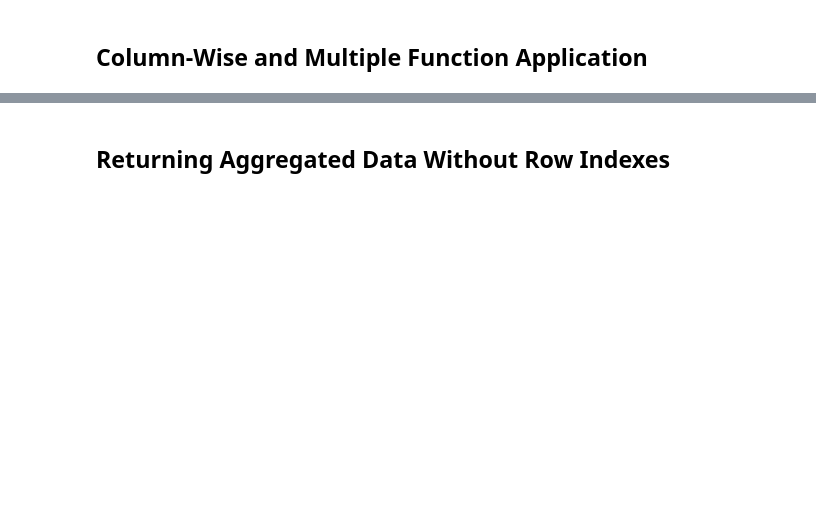
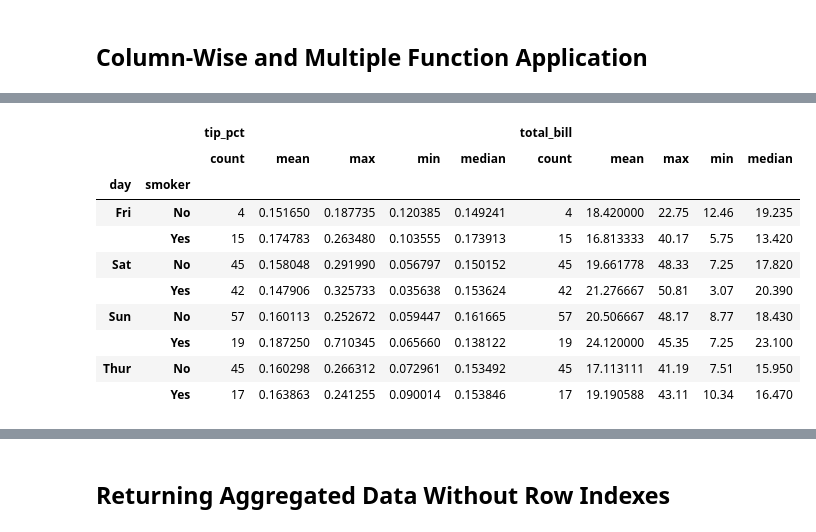
Before and after one commit to Kamarul891212/STQD6014_Data_Science_P132829, a Jupyter notebook: P132829_Week12_DataAggregation_20231227_WC.ipynb, the cells around one changed output, grey strips where cells are left out. Saved outputs shown, nothing was run; the diff lists cells and outputs as text; code cells hidden in the pictures; blank space fills up the shorter version.

```diff
--- a/P132829_Week12_DataAggregation_20231227_WC.ipynb
+++ b/P132829_Week12_DataAggregation_20231227_WC.ipynb
@@ -183,6 +448,7 @@ grouped.describe?
 # %%
 # Group the tips by day and smoker
-# Create an intermeduate object
+# Create an intermediate object
+grouped = tips.groupby(['day', 'smoker'])
 # %%
 # Get descriptive statistics -> mean on 'tip_pct'
 # Using agg() function
@@ -193,4 +497,19 @@ grouped.describe?
 # %%
 # Specify a list of functions to apply
+funcs = ['count', 'mean', 'max', 'min', 'median']
+res = grouped[['tip_pct', 'total_bill']].agg(funcs)
+res
+# %% [output]
+|  |  | tip_pct |  |  |  |  | total_bill |  |  |  |  |
+|  |  | count | mean | max | min | median | count | mean | max | min | median |
+| day | smoker |  |  |  |  |  |  |  |  |  |  |
+| Fri | No | 4 | 0.151650 | 0.187735 | 0.120385 | 0.149241 | 4 | 18.420000 | 22.75 | 12.46 | 19.235 |
+|  | Yes | 15 | 0.174783 | 0.263480 | 0.103555 | 0.173913 | 15 | 16.813333 | 40.17 | 5.75 | 13.420 |
+| Sat | No | 45 | 0.158048 | 0.291990 | 0.056797 | 0.150152 | 45 | 19.661778 | 48.33 | 7.25 | 17.820 |
+|  | Yes | 42 | 0.147906 | 0.325733 | 0.035638 | 0.153624 | 42 | 21.276667 | 50.81 | 3.07 | 20.390 |
+| Sun | No | 57 | 0.160113 | 0.252672 | 0.059447 | 0.161665 | 57 | 20.506667 | 48.17 | 8.77 | 18.430 |
+|  | Yes | 19 | 0.187250 | 0.710345 | 0.065660 | 0.138122 | 19 | 24.120000 | 45.35 | 7.25 | 23.100 |
+| Thur | No | 45 | 0.160298 | 0.266312 | 0.072961 | 0.153492 | 45 | 17.113111 | 41.19 | 7.51 | 15.950 |
+|  | Yes | 17 | 0.163863 | 0.241255 | 0.090014 | 0.153846 | 17 | 19.190588 | 43.11 | 10.34 | 16.470 |
 # %%
 # Accessing individual data from aggregation result
```
Also changed, not shown: parts of 90 cells of this notebook.
